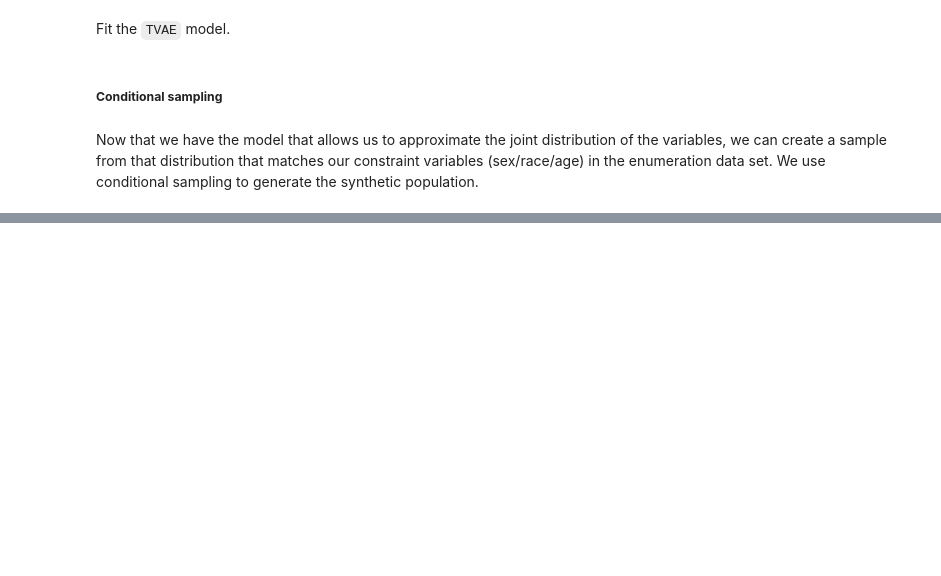
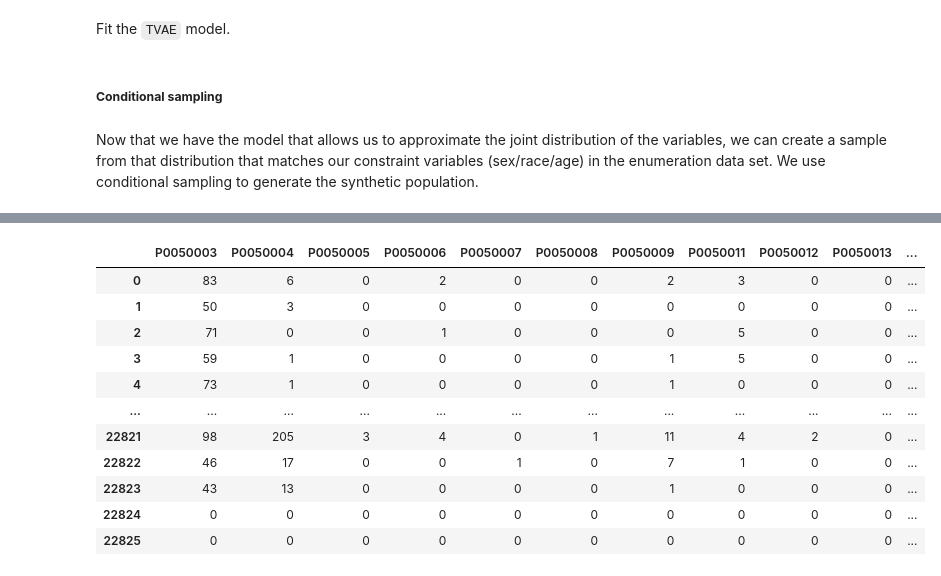
Before and after one commit to linyuehzzz/tda-eval, a Jupyter notebook: franklin_microsim.ipynb, the cells around one changed output, grey strips where cells are left out. Saved outputs shown, nothing was run; the diff lists cells and outputs as text; code cells hidden in the pictures; blank space fills up the shorter version.

```diff
--- a/franklin_microsim.ipynb
+++ b/franklin_microsim.ipynb
@@ -287,0 +509,78 @@ with open(output, 'w', newline='') as csvfile:
+# %%
+%cd "/content/gdrive/My Drive/Colab Notebooks/census_privacy"
+import pandas as pd
+
+## P5: HISPANIC OR LATINO ORIGIN BY RACE
+filename_p5 = 'franklin/sf1/franklin_P5.csv'
+data_p5 = pd.read_csv(filename_p5)
+data_p5 = data_p5.drop(columns=["FILEID", "STUSAB", "SUMLEV", "LOGRECNO", "REGION", "DIVISION", "STATE", "COUNTY",
+                                "TRACT", "BLOCK", "P0050001", "P0050002", "P0050010"])
+
+## P8: RACE
+filename_p8 = 'franklin/sf1/franklin_P8.csv'
+data_p8 = pd.read_csv(filename_p8)
+data_p8 = data_p8.drop(columns=["FILEID", "STUSAB", "SUMLEV", "LOGRECNO", "REGION", "DIVISION", "STATE", "COUNTY",
+                                "TRACT", "BLOCK", "P0080001", "P0080002", "P0080009", "P0080010", "P0080026",
+                                "P0080047", "P0080063", "P0080070"])
+
+## P9: HISPANIC OR LATINO, AND NOT HISPANIC OR LATINO BY RACE
+filename_p9 = 'franklin/sf1/franklin_P9.csv'
+data_p9 = pd.read_csv(filename_p9)
+data_p9 = data_p9.drop(columns=["FILEID", "STUSAB", "SUMLEV", "LOGRECNO", "REGION", "DIVISION", "STATE", "COUNTY",
+                                "TRACT", "BLOCK", "P0090001", "P0090002", "P0090003", "P0090004", "P0090011",
+                                "P0090012", "P0090028", "P0090049", "P0090065", "P0090072"])
+
+## P12A: SEX BY AGE (WHITE ALONE)
+filename_p12A = 'franklin/sf1/franklin_P12A.csv'
+data_p12A = pd.read_csv(filename_p12A)
+data_p12A = data_p12A.drop(columns=["FILEID", "STUSAB", "SUMLEV", "LOGRECNO", "REGION", "DIVISION", "STATE", "COUNTY",
+                                    "TRACT", "BLOCK", "GEOID10", "P012A001", "P012A002", "P012A026"])
+
+## P12B: SEX BY AGE (BLACK OR AFRICAN AMERICAN ALONE)
+filename_p12B = 'franklin/sf1/franklin_P12B.csv'
+data_p12B = pd.read_csv(filename_p12B)
+data_p12B = data_p12B.drop(columns=["FILEID", "STUSAB", "SUMLEV", "LOGRECNO", "REGION", "DIVISION", "STATE", "COUNTY",
+                                    "TRACT", "BLOCK", "GEOID10", "P012B001", "P012B002", "P012B026"])
+
+## P12C: SEX BY AGE (AMERICAN INDIAN AND ALASKA NATIVE ALONE)
+filename_p12C = 'franklin/sf1/franklin_P12C.csv'
+data_p12C = pd.read_csv(filename_p12C)
+data_p12C = data_p12C.drop(columns=["FILEID", "STUSAB", "SUMLEV", "LOGRECNO", "REGION", "DIVISION", "STATE", "COUNTY",
+                                    "TRACT", "BLOCK", "GEOID10", "P012C001", "P012C002", "P012C026"])
+
+## P12D: SEX BY AGE (ASIAN ALONE)
+filename_p12D = 'franklin/sf1/franklin_P12D.csv'
+data_p12D = pd.read_csv(filename_p12D)
+data_p12D = data_p12D.drop(columns=["FILEID", "STUSAB", "SUMLEV", "LOGRECNO", "REGION", "DIVISION", "STATE", "COUNTY",
+                                    "TRACT", "BLOCK", "GEOID10", "P012D001", "P012D002", "P012D026"])
+
+## P12E: SEX BY AGE (NATIVE HAWAIIAN AND OTHER PACIFIC ISLANDER ALONE)
+filename_p12E = 'franklin/sf1/franklin_P12E.csv'
+data_p12E = pd.read_csv(filename_p12E)
+data_p12E = data_p12E.drop(columns=["FILEID", "STUSAB", "SUMLEV", "LOGRECNO", "REGION", "DIVISION", "STATE", "COUNTY",
+                                    "TRACT", "BLOCK", "GEOID10", "P012E001", "P012E002", "P012E026"])
+
+## P12F: SEX BY AGE (SOME OTHER RACE ALONE)
+filename_p12F = 'franklin/sf1/franklin_P12F.csv'
+data_p12F = pd.read_csv(filename_p12F)
+data_p12F = data_p12F.drop(columns=["FILEID", "STUSAB", "SUMLEV", "LOGRECNO", "REGION", "DIVISION", "STATE", "COUNTY",
+                                    "TRACT", "BLOCK", "GEOID10", "P012F001", "P012F002", "P012F026"])
+
+## P12G: SEX BY AGE (TWO OR MORE RACES)
+filename_p12G = 'franklin/sf1/franklin_P12G.csv'
+data_p12G = pd.read_csv(filename_p12G)
+data_p12G = data_p12G.drop(columns=["FILEID", "STUSAB", "SUMLEV", "LOGRECNO", "REGION", "DIVISION", "STATE", "COUNTY",
+                                    "TRACT", "BLOCK", "GEOID10", "P012G001", "P012G002", "P012G026"])
+
+## P43: GROUP QUARTERS POPULATION BY SEX BY AGE BY GROUP QUARTERS TYPE
+filename_p43 = 'franklin/sf1/franklin_P43.csv'
+data_p43 = pd.read_csv(filename_p43)
+data_p43 = data_p43[["P0430004", "P0430009", "P0430014", "P0430019", "P0430024", "P0430029", "P0430035", "P0430040",
+                      "P0430045", "P0430050", "P0430055", "P0430060"]]
+
+cons = pd.concat([data_p5, data_p8, data_p9, data_p12A, data_p12B, data_p12C, data_p12D, data_p12E, data_p12F, data_p12G, data_p43],
+                 axis=1, join='inner')
+
+ind.to_csv("franklin/microdata/franklin_cons.csv", index=False)
+cons
+# %% [output]
@@ -287,0 +588,12 @@ with open(output, 'w', newline='') as csvfile:
+|  | P0050003 | P0050004 | P0050005 | P0050006 | P0050007 | P0050008 | P0050009 | P0050011 | P0050012 | P0050013 | ... |
+| 0 | 83 | 6 | 0 | 2 | 0 | 0 | 2 | 3 | 0 | 0 | ... |
+| 1 | 50 | 3 | 0 | 0 | 0 | 0 | 0 | 0 | 0 | 0 | ... |
+| 2 | 71 | 0 | 0 | 1 | 0 | 0 | 0 | 5 | 0 | 0 | ... |
+| 3 | 59 | 1 | 0 | 0 | 0 | 0 | 1 | 5 | 0 | 0 | ... |
+| 4 | 73 | 1 | 0 | 0 | 0 | 0 | 1 | 0 | 0 | 0 | ... |
+| ... | ... | ... | ... | ... | ... | ... | ... | ... | ... | ... | ... |
+| 22821 | 98 | 205 | 3 | 4 | 0 | 1 | 11 | 4 | 2 | 0 | ... |
+| 22822 | 46 | 17 | 0 | 0 | 1 | 0 | 7 | 1 | 0 | 0 | ... |
+| 22823 | 43 | 13 | 0 | 0 | 0 | 0 | 1 | 0 | 0 | 0 | ... |
+| 22824 | 0 | 0 | 0 | 0 | 0 | 0 | 0 | 0 | 0 | 0 | ... |
+| 22825 | 0 | 0 | 0 | 0 | 0 | 0 | 0 | 0 | 0 | 0 | ... |
```
Also changed, not shown: parts of 15 cells of this notebook.
